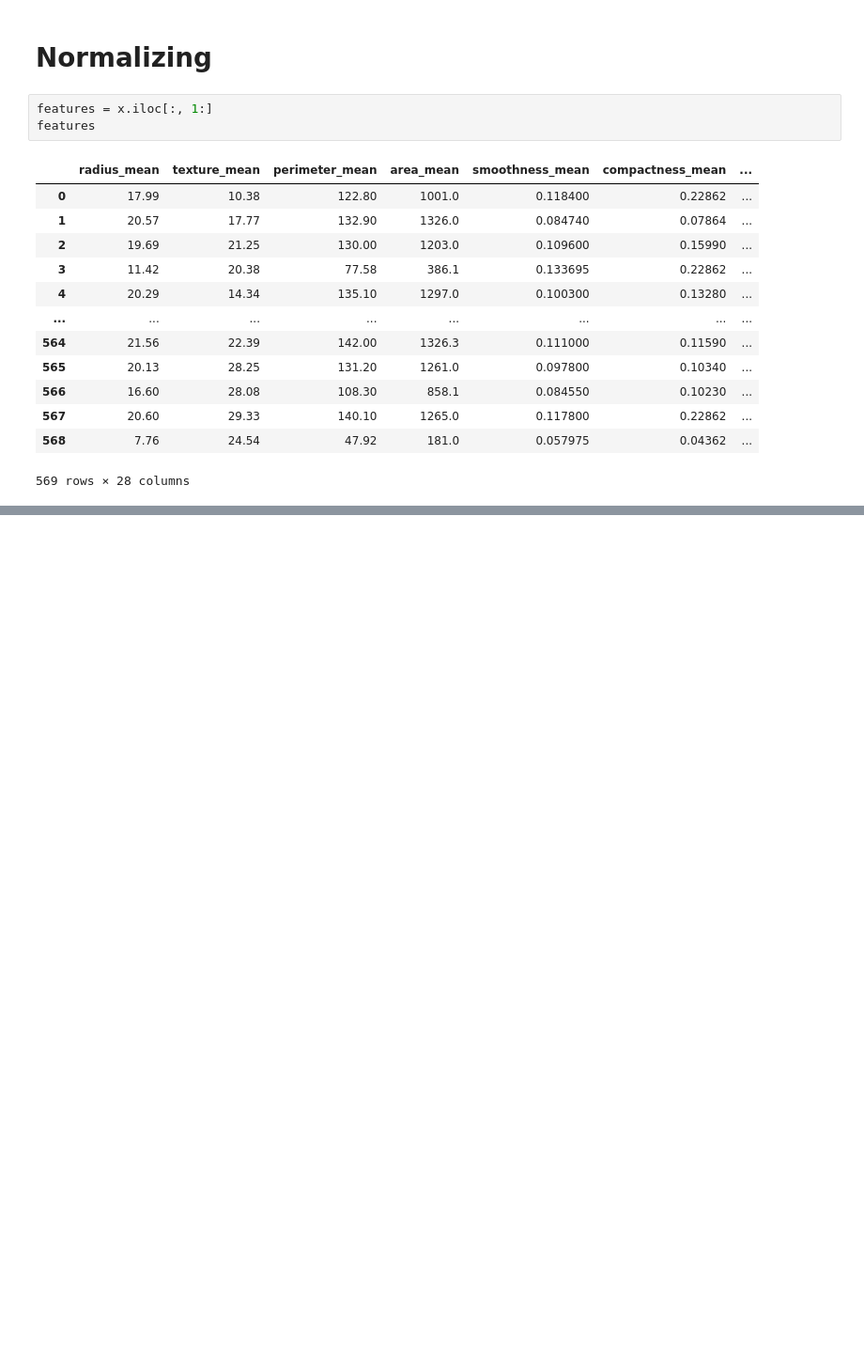
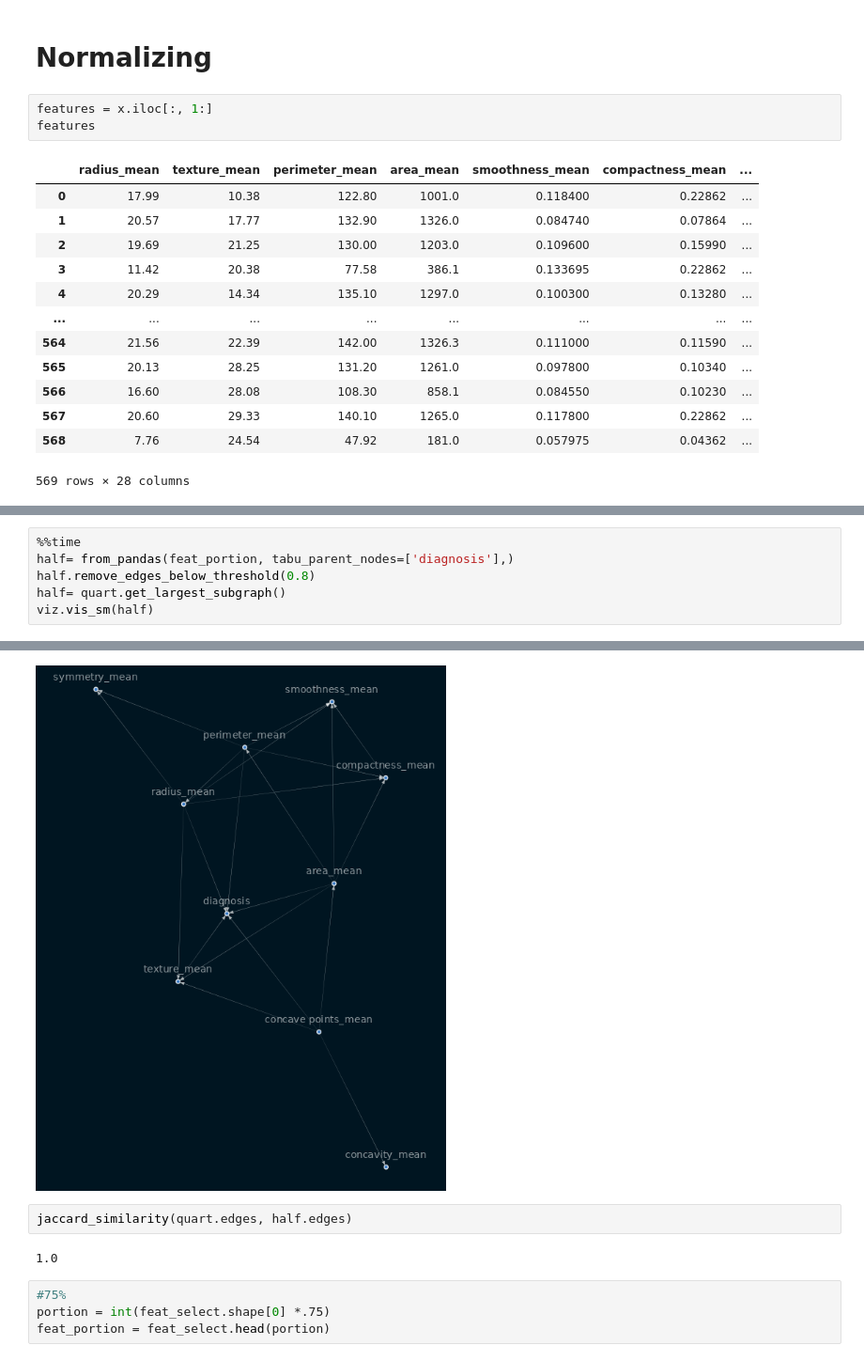
Before and after one commit to dagmawiii03/causal-inference, a Jupyter notebook: notebooks/causal_learning.ipynb, the cells around one changed output, grey strips where cells are left out. Shown at 94% size. Cells and saved outputs as stored; diff of their text form; blank space fills up the shorter version.

```diff
--- a/notebooks/causal_learning.ipynb
+++ b/notebooks/causal_learning.ipynb
@@ -125,0 +185,7 @@ viz.vis_sm(sm)
+# %%
+%%time
+half= from_pandas(feat_portion, tabu_parent_nodes=['diagnosis'],)
+half.remove_edges_below_threshold(0.8)
+half= quart.get_largest_subgraph()
+viz.vis_sm(half)
+# %% [output]
@@ -125,0 +194,9 @@ viz.vis_sm(sm)
+[figure, added]
+# %%
+jaccard_similarity(quart.edges, half.edges)
+# %% [output]
+1.0
+# %%
+#75%
+portion = int(feat_select.shape[0] *.75)
+feat_portion = feat_select.head(portion)
```
Also changed, not shown: parts of 17 cells of this notebook, 1 other file.
